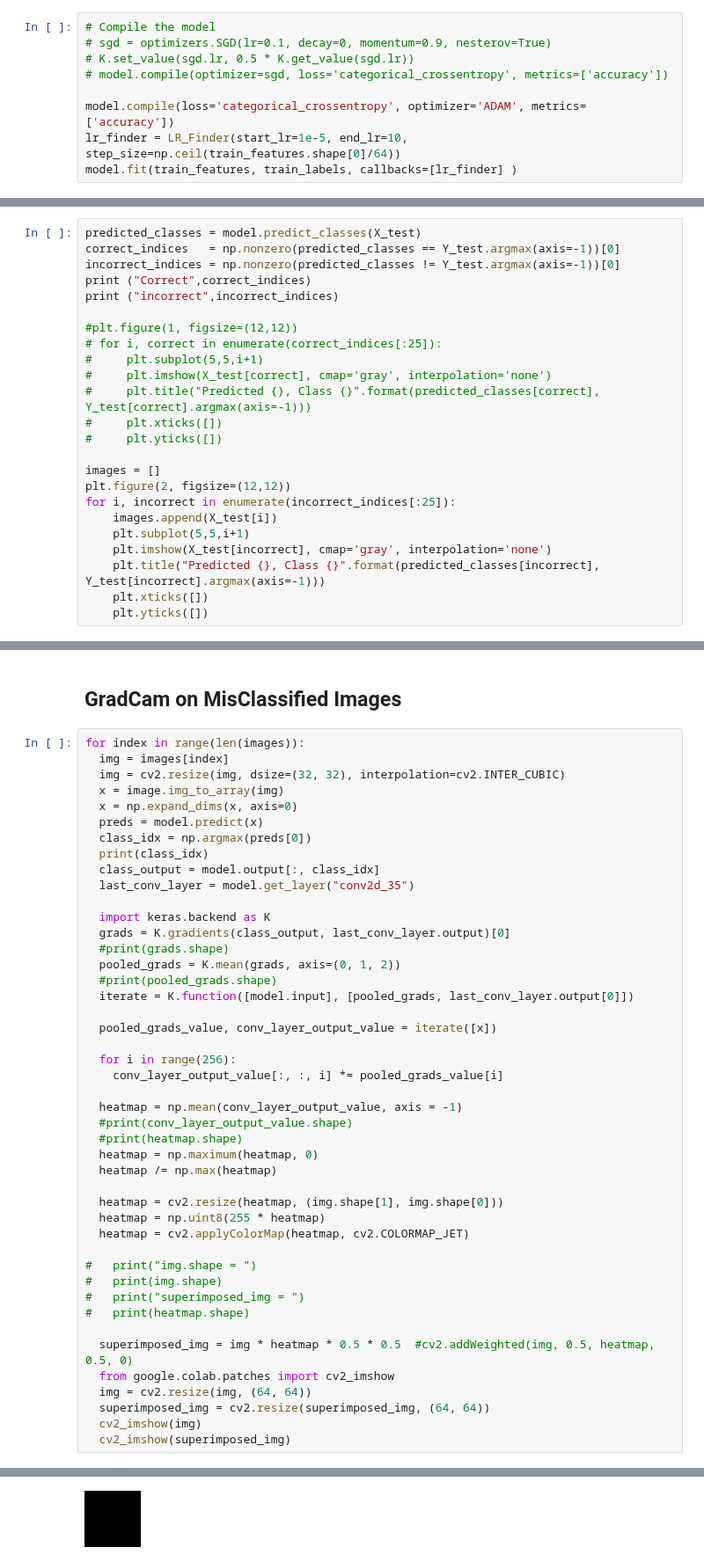
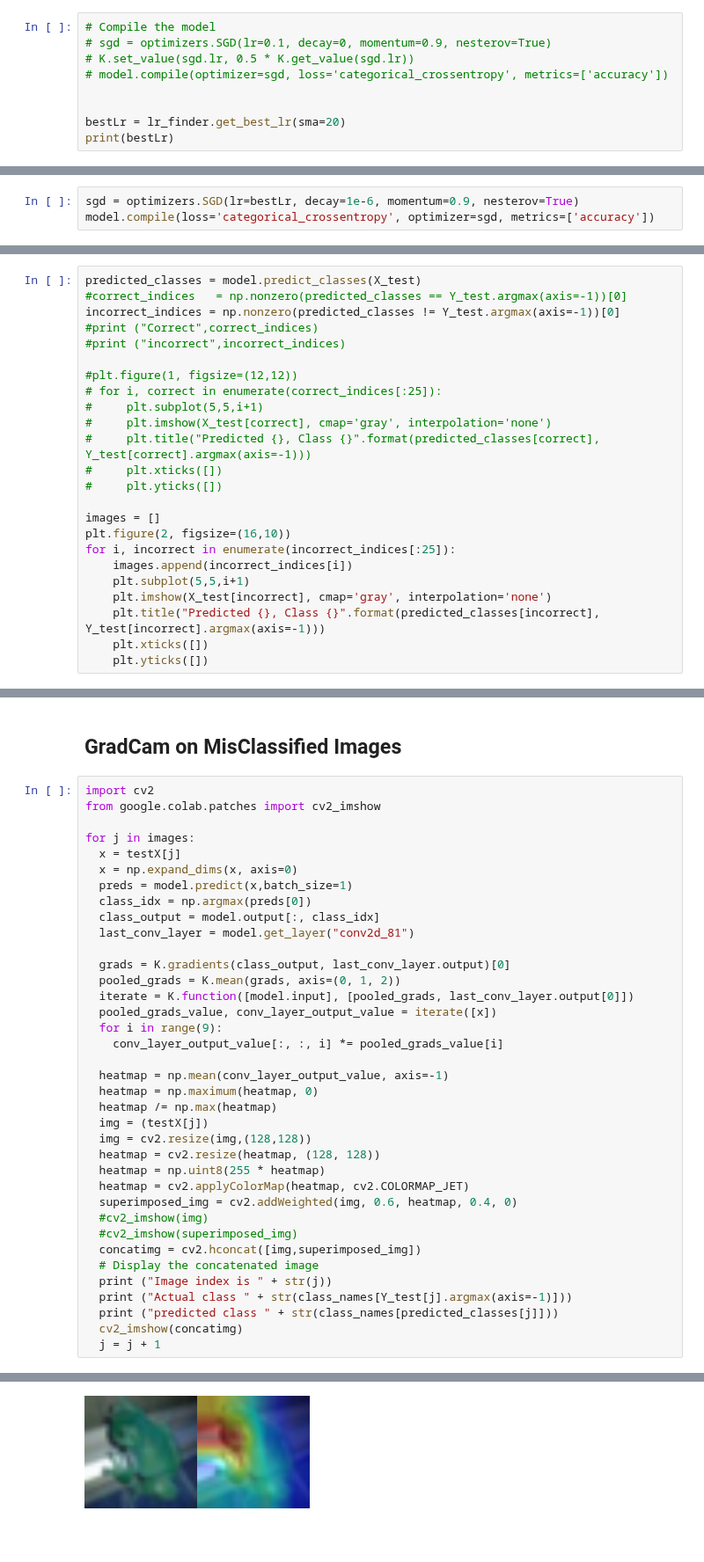
Before and after one commit to jai00271/CNN, a Jupyter notebook: 11. Learning Rate/Assignment11A_CutOut.ipynb, the cells around one changed output, grey strips where cells are left out. Shown at 88% size. Saved outputs shown, nothing was run; the diff lists cells and outputs as text; blank space fills up the shorter version.

```diff
--- a/11. Learning Rate/Assignment11A_CutOut.ipynb
+++ b/11. Learning Rate/Assignment11A_CutOut.ipynb
@@ -344,7 +396,7 @@ class LR_Finder(Callback):
 # K.set_value(sgd.lr, 0.5 * K.get_value(sgd.lr))
 # model.compile(optimizer=sgd, loss='categorical_crossentropy', metrics=['accuracy'])
 
-model.compile(loss='categorical_crossentropy', optimizer='ADAM', metrics=['accuracy'])
-lr_finder = LR_Finder(start_lr=1e-5, end_lr=10, step_size=np.ceil(train_features.shape[0]/64))
-model.fit(train_features, train_labels, callbacks=[lr_finder] )
+
+bestLr = lr_finder.get_best_lr(sma=20)
+print(bestLr)
 # %% [output]
@@ -365,3 +405,6 @@ lr_finder.plot_smoothed_loss()
+# %%
+sgd = optimizers.SGD(lr=bestLr, decay=1e-6, momentum=0.9, nesterov=True)
+model.compile(loss='categorical_crossentropy', optimizer=sgd, metrics=['accuracy'])
 # %%
 lr_finder.plot_loss()
 # %% [output]
@@ -437,10 +445,10 @@ Epoch 100/100
 ## Misclassified Image
 # %%
 predicted_classes = model.predict_classes(X_test)
-correct_indices   = np.nonzero(predicted_classes == Y_test.argmax(axis=-1))[0]
+#correct_indices   = np.nonzero(predicted_classes == Y_test.argmax(axis=-1))[0]
 incorrect_indices = np.nonzero(predicted_classes != Y_test.argmax(axis=-1))[0]
-print ("Correct",correct_indices)
-print ("incorrect",incorrect_indices)
+#print ("Correct",correct_indices)
+#print ("incorrect",incorrect_indices)
 
 #plt.figure(1, figsize=(12,12))
 # for i, correct in enumerate(correct_indices[:25]):
@@ -451,9 +459,9 @@ print ("incorrect",incorrect_indices)
 #     plt.yticks([])
 
 images = []
-plt.figure(2, figsize=(12,12))
+plt.figure(2, figsize=(16,10))
 for i, incorrect in enumerate(incorrect_indices[:25]):
-    images.append(X_test[i])
+    images.append(incorrect_indices[i])
     plt.subplot(5,5,i+1)
     plt.imshow(X_test[incorrect], cmap='gray', interpolation='none')
     plt.title("Predicted {}, Class {}".format(predicted_classes[incorrect], Y_test[incorrect].argmax(axis=-1)))
@@ -491,48 +509,40 @@ W0725 01:50:42.590517 140259469637504 image.py:648] Clipping input data to the v
 # %% [markdown]
 ## GradCam on MisClassified Images
 # %%
-for index in range(len(images)):
-  img = images[index]
-  img = cv2.resize(img, dsize=(32, 32), interpolation=cv2.INTER_CUBIC)
-  x = image.img_to_array(img)
+import cv2
+from google.colab.patches import cv2_imshow
+
+for j in images:
+  x = testX[j]
   x = np.expand_dims(x, axis=0)
-  preds = model.predict(x)
+  preds = model.predict(x,batch_size=1)
   class_idx = np.argmax(preds[0])
-  print(class_idx)
   class_output = model.output[:, class_idx]
-  last_conv_layer = model.get_layer("conv2d_35")
+  last_conv_layer = model.get_layer("conv2d_81")
 
-  import keras.backend as K
   grads = K.gradients(class_output, last_conv_layer.output)[0]
-  #print(grads.shape)
   pooled_grads = K.mean(grads, axis=(0, 1, 2))
-  #print(pooled_grads.shape)
   iterate = K.function([model.input], [pooled_grads, last_conv_layer.output[0]])
-
   pooled_grads_value, conv_layer_output_value = iterate([x])
-
-  for i in range(256):
+  for i in range(9):
     conv_layer_output_value[:, :, i] *= pooled_grads_value[i]
 
-  heatmap = np.mean(conv_layer_output_value, axis = -1)
-  #print(conv_layer_output_value.shape)
-  #print(heatmap.shape)
+  heatmap = np.mean(conv_layer_output_value, axis=-1)
   heatmap = np.maximum(heatmap, 0)
   heatmap /= np.max(heatmap)
-
-  heatmap = cv2.resize(heatmap, (img.shape[1], img.shape[0]))
+  img = (testX[j])
+  img = cv2.resize(img,(128,128))
+  heatmap = cv2.resize(heatmap, (128, 128))
   heatmap = np.uint8(255 * heatmap)
   heatmap = cv2.applyColorMap(heatmap, cv2.COLORMAP_JET)
-
-#   print("img.shape = ")
-#   print(img.shape)
-#   print("superimposed_img = ")
-#   print(heatmap.shape)
-
-  superimposed_img = img * heatmap * 0.5 * 0.5  #cv2.addWeighted(img, 0.5, heatmap, 0.5, 0)
-  from google.colab.patches import cv2_imshow
-  img = cv2.resize(img, (64, 64))
-  superimposed_img = cv2.resize(superimposed_img, (64, 64))
-  cv2_imshow(img)
-  cv2_imshow(superimposed_img)
+  superimposed_img = cv2.addWeighted(img, 0.6, heatmap, 0.4, 0)
+  #cv2_imshow(img)
+  #cv2_imshow(superimposed_img)
+  concatimg = cv2.hconcat([img,superimposed_img])
+  # Display the concatenated image
+  print ("Image index is " + str(j))
+  print ("Actual class " + str(class_names[Y_test[j].argmax(axis=-1)]))
+  print ("predicted class " + str(class_names[predicted_classes[j]]))
+  cv2_imshow(concatimg)
+  j = j + 1
 # %% [output]
@@ -540 +552 @@ for index in range(len(images)):
-[figure, old version]
+[figure, new version]
```
Also changed, not shown: parts of 21 cells of this notebook.
